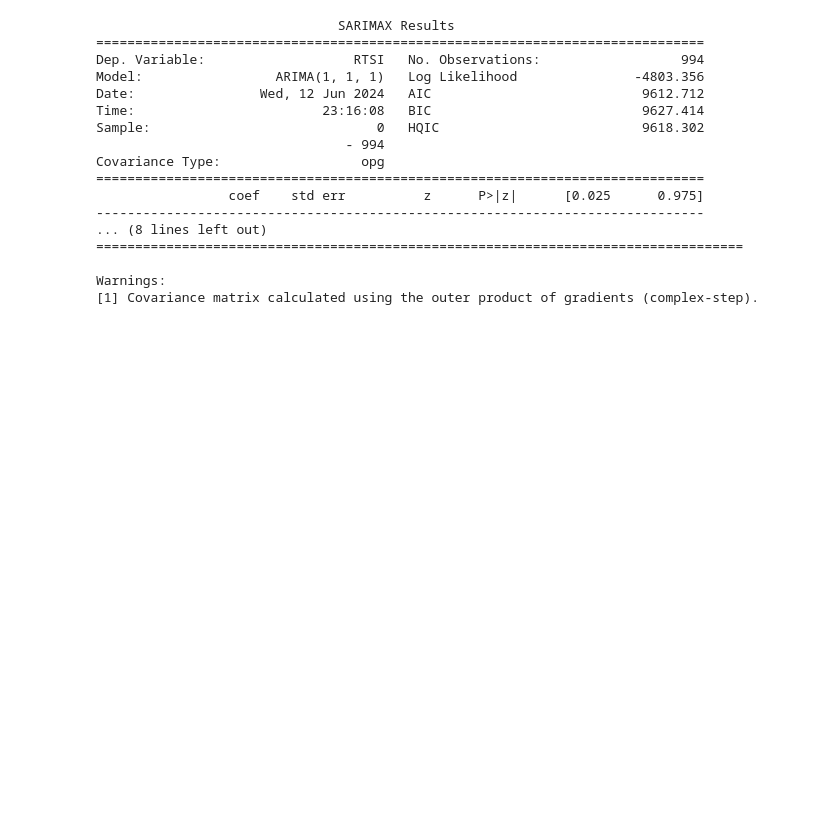
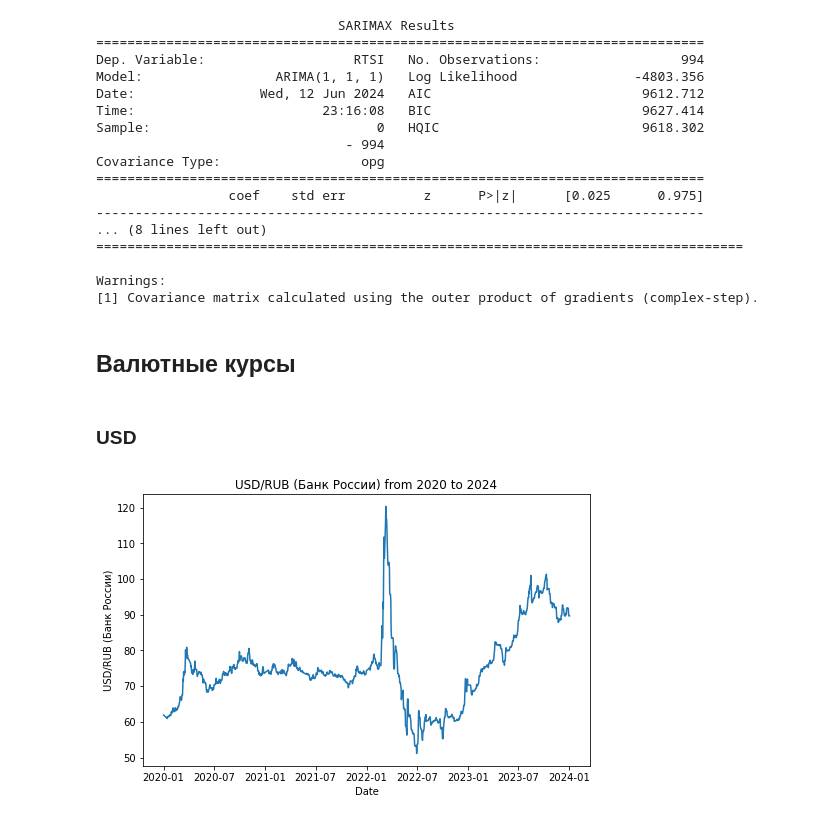
Before and after one commit to vladimirKarlov01/portfolio-risk, a Jupyter notebook: analyze_risk_factors.ipynb, the cells around one changed output. Saved outputs shown, nothing was run; the diff lists cells and outputs as text; code cells hidden in the pictures; blank space fills up the shorter version.

```diff
--- a/analyze_risk_factors.ipynb
+++ b/analyze_risk_factors.ipynb
@@ -119,3 +135,14 @@ Covariance Type:                  opg
 
 Warnings:
 [1] Covariance matrix calculated using the outer product of gradients (complex-step).
+# %% [markdown]
+## Валютные курсы
+# %% [markdown]
+### USD
+# %%
+usd = pd.read_excel('./data/imoex_rtf_curs/usd_rub-(банк-россии).xlsx')
+# %%
+# Визуализация данных
+plot_ts(usd, 'USD/RUB (Банк России)', 'Дата')
+# %% [output]
+[figure, added]
```
Also changed, not shown: parts of 57 cells of this notebook.
